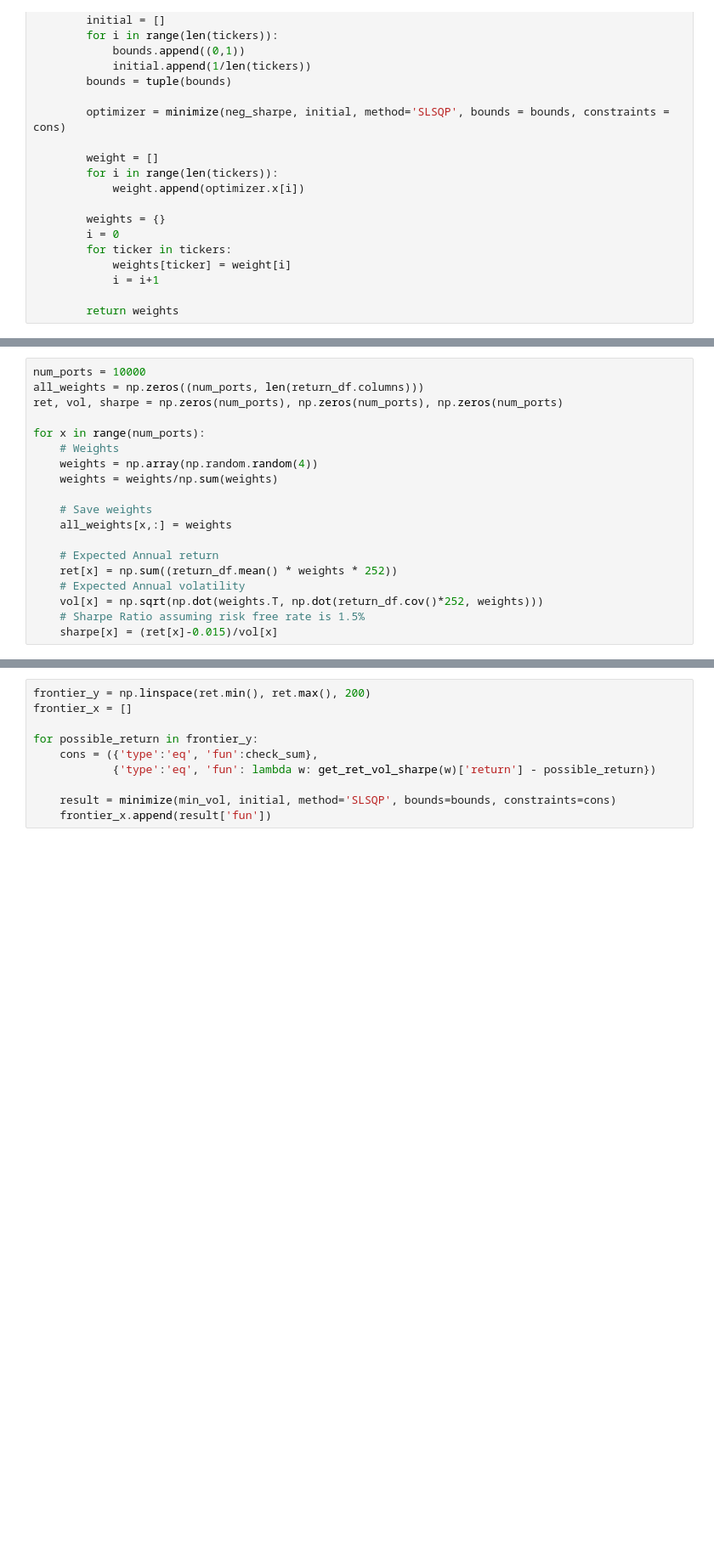
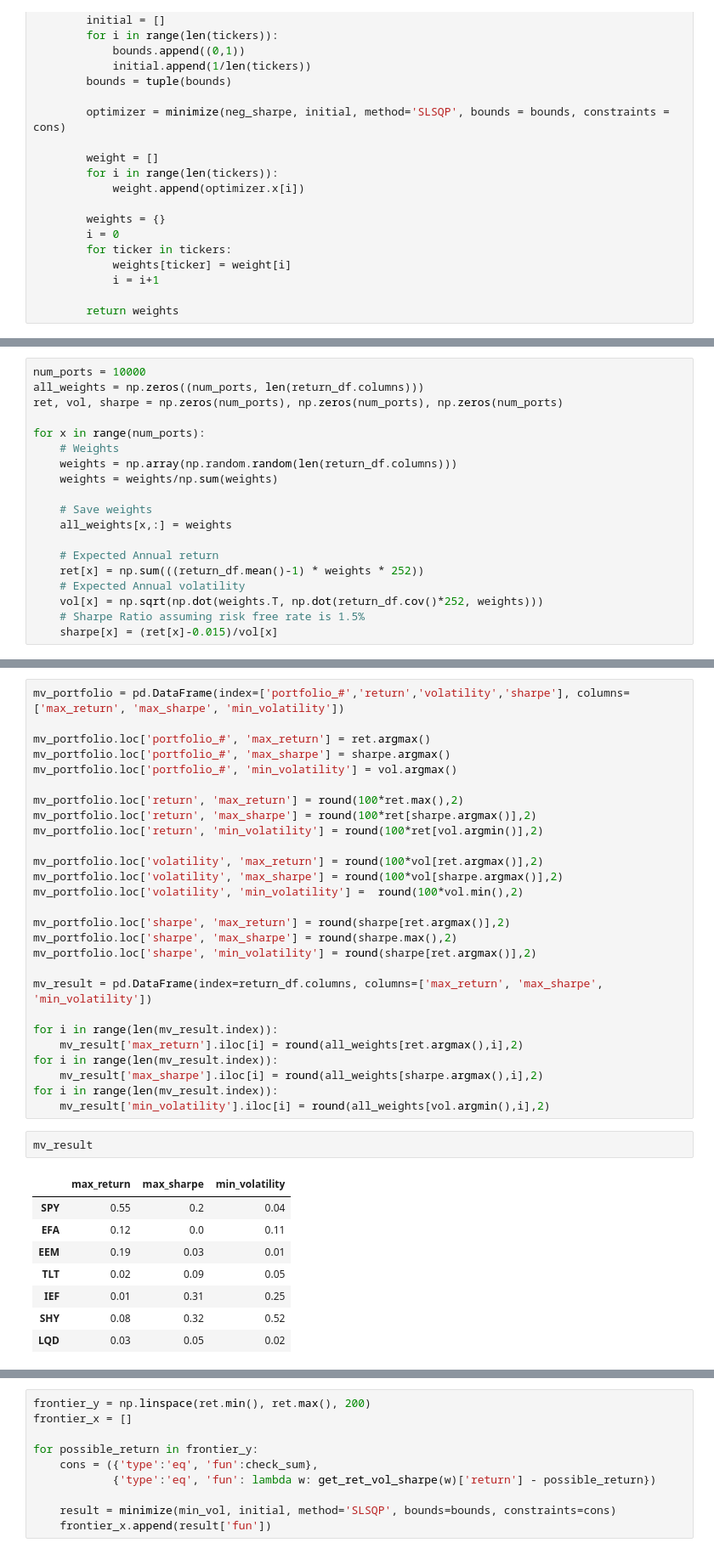
Before and after one commit to QuhiQuhihi/project_Asset_Allocation, a Jupyter notebook: 00_mean_variance.ipynb, the cells around one changed output, grey strips where cells are left out. Shown at 85% size. Saved outputs shown, nothing was run; the diff lists cells and outputs as text; blank space fills up the shorter version.

```diff
--- a/00_mean_variance.ipynb
+++ b/00_mean_variance.ipynb
@@ -311,14 +251,14 @@ ret, vol, sharpe = np.zeros(num_ports), np.zeros(num_ports), np.zeros(num_ports)
 
 for x in range(num_ports):
     # Weights
-    weights = np.array(np.random.random(4))
+    weights = np.array(np.random.random(len(return_df.columns)))
     weights = weights/np.sum(weights)
 
     # Save weights
     all_weights[x,:] = weights
 
     # Expected Annual return
-    ret[x] = np.sum((return_df.mean() * weights * 252))
+    ret[x] = np.sum(((return_df.mean()-1) * weights * 252))
     # Expected Annual volatility
     vol[x] = np.sqrt(np.dot(weights.T, np.dot(return_df.cov()*252, weights)))
     # Sharpe Ratio assuming risk free rate is 1.5%
@@ -353 +293,39 @@ developed market stock:0.2072978897517067, emerging market stock:0.0256835240628
 ########################################################################################################
+# %%
+mv_portfolio = pd.DataFrame(index=['portfolio_#','return','volatility','sharpe'], columns=['max_return', 'max_sharpe', 'min_volatility'])
+
+mv_portfolio.loc['portfolio_#', 'max_return'] = ret.argmax()
+mv_portfolio.loc['portfolio_#', 'max_sharpe'] = sharpe.argmax()
+mv_portfolio.loc['portfolio_#', 'min_volatility'] = vol.argmax()
+
+mv_portfolio.loc['return', 'max_return'] = round(100*ret.max(),2)
+mv_portfolio.loc['return', 'max_sharpe'] = round(100*ret[sharpe.argmax()],2)
+mv_portfolio.loc['return', 'min_volatility'] = round(100*ret[vol.argmin()],2)
+
+mv_portfolio.loc['volatility', 'max_return'] = round(100*vol[ret.argmax()],2)
+mv_portfolio.loc['volatility', 'max_sharpe'] = round(100*vol[sharpe.argmax()],2)
+mv_portfolio.loc['volatility', 'min_volatility'] =  round(100*vol.min(),2)
+
+mv_portfolio.loc['sharpe', 'max_return'] = round(sharpe[ret.argmax()],2)
+mv_portfolio.loc['sharpe', 'max_sharpe'] = round(sharpe.max(),2)
+mv_portfolio.loc['sharpe', 'min_volatility'] = round(sharpe[ret.argmax()],2)
+
+mv_result = pd.DataFrame(index=return_df.columns, columns=['max_return', 'max_sharpe', 'min_volatility'])
+
+for i in range(len(mv_result.index)):
+    mv_result['max_return'].iloc[i] = round(all_weights[ret.argmax(),i],2)
+for i in range(len(mv_result.index)):
+    mv_result['max_sharpe'].iloc[i] = round(all_weights[sharpe.argmax(),i],2)
+for i in range(len(mv_result.index)):
+    mv_result['min_volatility'].iloc[i] = round(all_weights[vol.argmin(),i],2)
+# %%
+mv_result
+# %% [output]
+|  | max_return | max_sharpe | min_volatility |
+| SPY | 0.55 | 0.2 | 0.04 |
+| EFA | 0.12 | 0.0 | 0.11 |
+| EEM | 0.19 | 0.03 | 0.01 |
+| TLT | 0.02 | 0.09 | 0.05 |
+| IEF | 0.01 | 0.31 | 0.25 |
+| SHY | 0.08 | 0.32 | 0.52 |
+| LQD | 0.03 | 0.05 | 0.02 |
```
Also changed, not shown: parts of 38 cells of this notebook.
